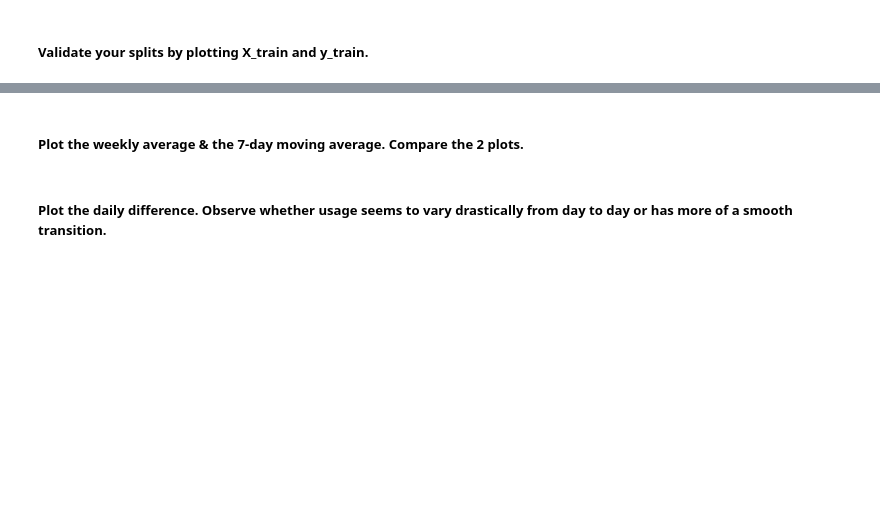
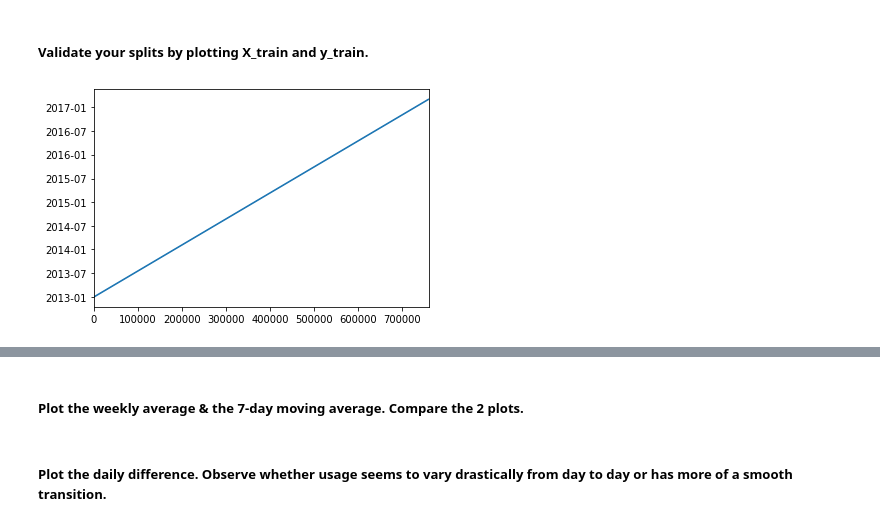
Before and after one commit to misty-garcia/ds-methodologies-exercises, a Jupyter notebook: time_series/explore-exercise.ipynb, the cells around one changed output, grey strips where cells are left out. Saved outputs shown, nothing was run; the diff lists cells and outputs as text; code cells hidden in the pictures; blank space fills up the shorter version.

```diff
--- a/time_series/explore-exercise.ipynb
+++ b/time_series/explore-exercise.ipynb
@@ -69,0 +68,10 @@ TimeSeriesSplit(n_splits=5,max_train_size=None)
+# %%
+df2 = df.reset_index()
+X = df2.sale_date
+y = df2.sales_total
+# %%
+tss=TimeSeriesSplit(n_splits=5,max_train_size=None)
+for train_index,test_index in tss.split(X):
+    print("TRAIN:",train_index,"TEST:",test_index)
+    X_train,X_test=X[train_index],X[test_index]
+    y_train,y_test=y[train_index],y[test_index]
@@ -70,2 +84,7 @@ TimeSeriesSplit(n_splits=5,max_train_size=None)
 # %% [markdown]
 ##### Validate your splits by plotting X_train and y_train.
+# %%
+X_train.plot()
+plt.show()
+# %% [output]
+[figure, added]
```
Also changed, not shown: parts of 4 cells of this notebook.
